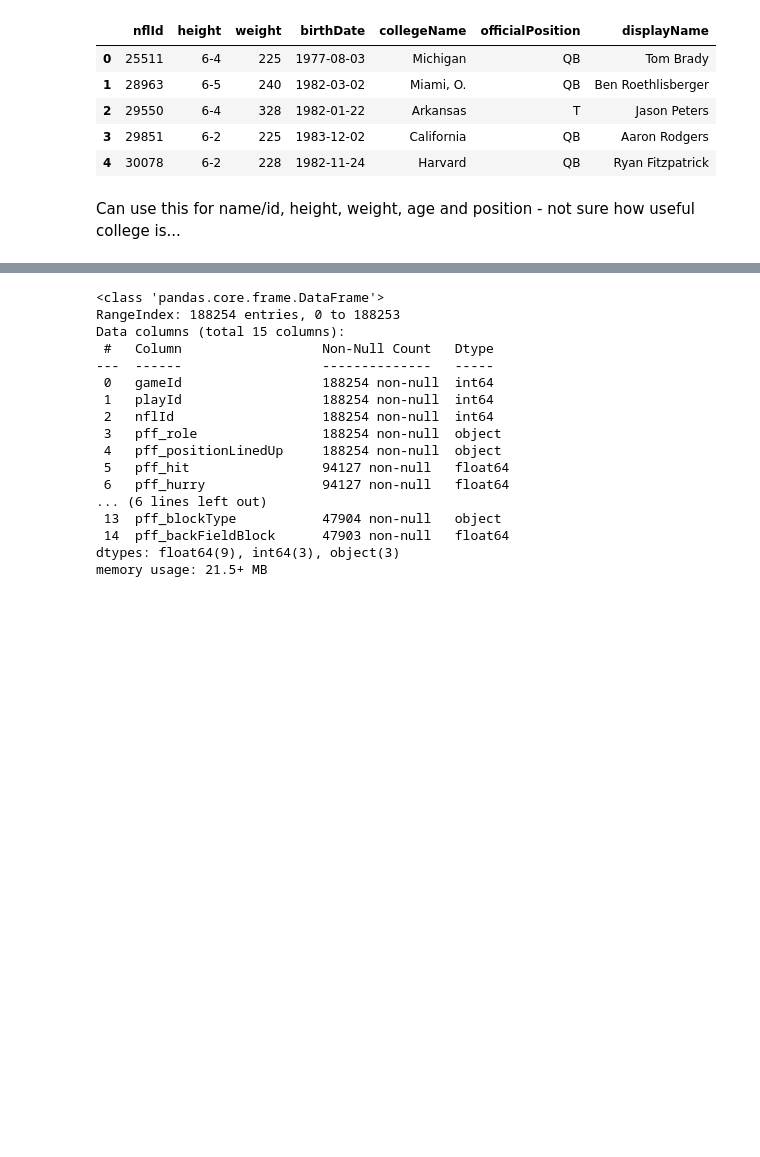
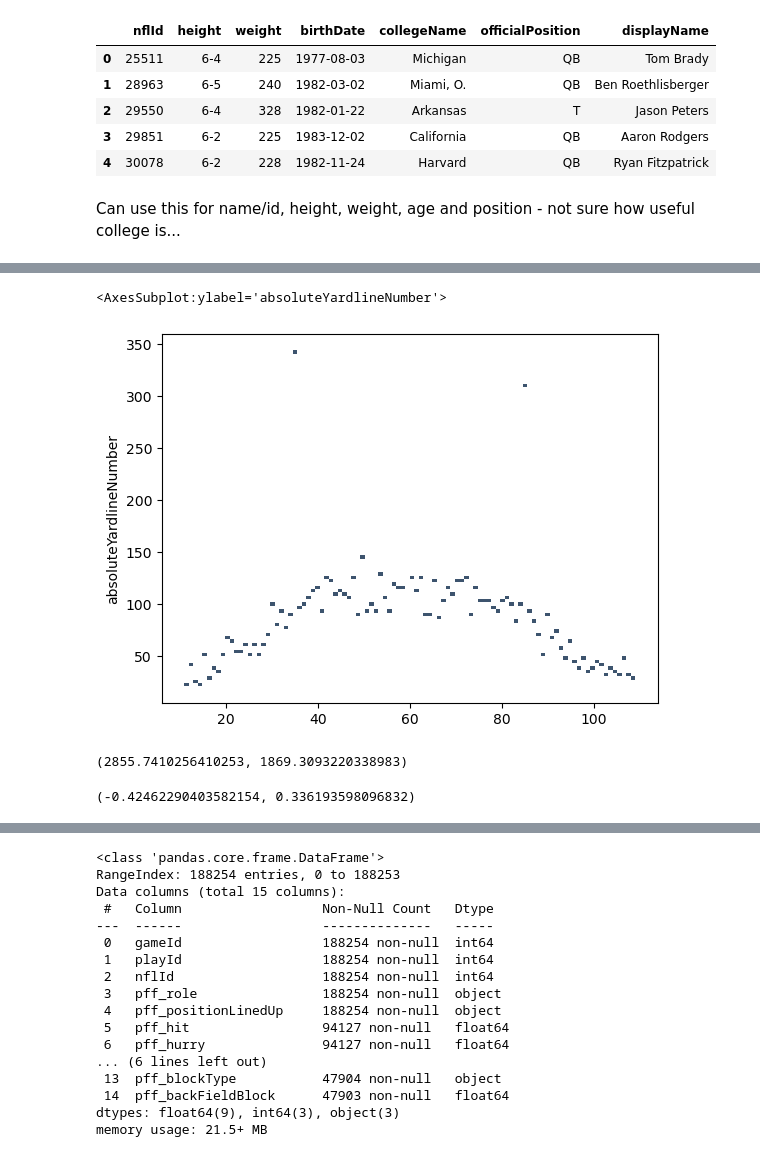
Before and after one commit to Miller-Ryan-1/nfl-linemen, a Jupyter notebook: analysis_playground.ipynb, the cells around one changed output, grey strips where cells are left out. Cells and saved outputs as stored; diff of their text form; code cells hidden in the pictures; blank space fills up the shorter version.

```diff
--- a/analysis_playground.ipynb
+++ b/analysis_playground.ipynb
@@ -104,0 +119,3 @@ These all appear to be passing plays - the runs have already been removed.
+# %%
+#plays[plays.absoluteYardlineNumber.isnull()]
+yL = pd.DataFrame(plays.absoluteYardlineNumber.value_counts())
@@ -104,0 +131,16 @@ These all appear to be passing plays - the runs have already been removed.
+# %%
+sns.histplot(x = yL.index, y = yL.absoluteYardlineNumber, bins = 100)
+# %% [output]
+<AxesSubplot:ylabel='absoluteYardlineNumber'>
+[figure, added]
+# %%
+left = yL[yL.index <= 50]
+right = yL[yL.index >= 50]
+left.absoluteYardlineNumber.var(), right.absoluteYardlineNumber.var()
+# %% [output]
+(2855.7410256410253, 1869.3093220338983)
+# %%
+t, p = stats.ttest_ind(left.absoluteYardlineNumber, right.absoluteYardlineNumber, equal_var=False)
+t, p / 2
+# %% [output]
+(-0.42462290403582154, 0.336193598096832)
```
Also changed, not shown: parts of 85 cells of this notebook.
